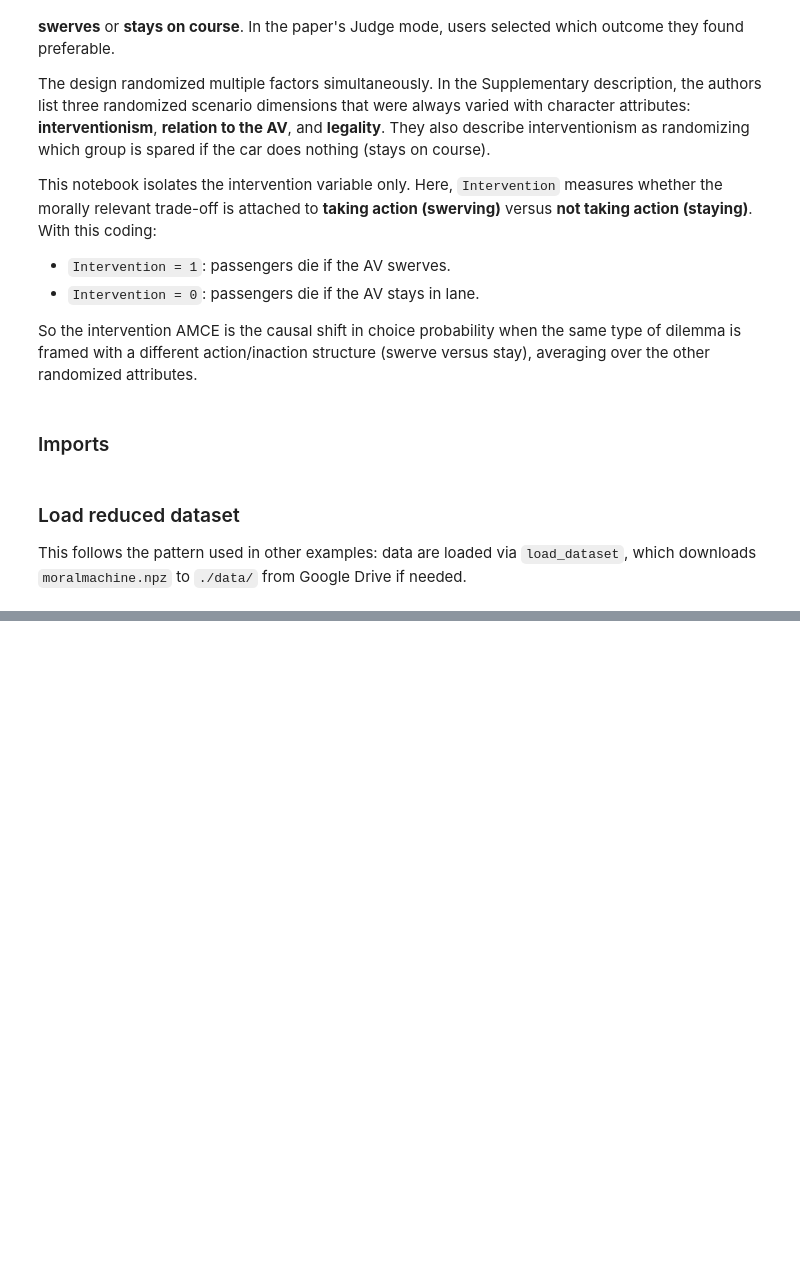
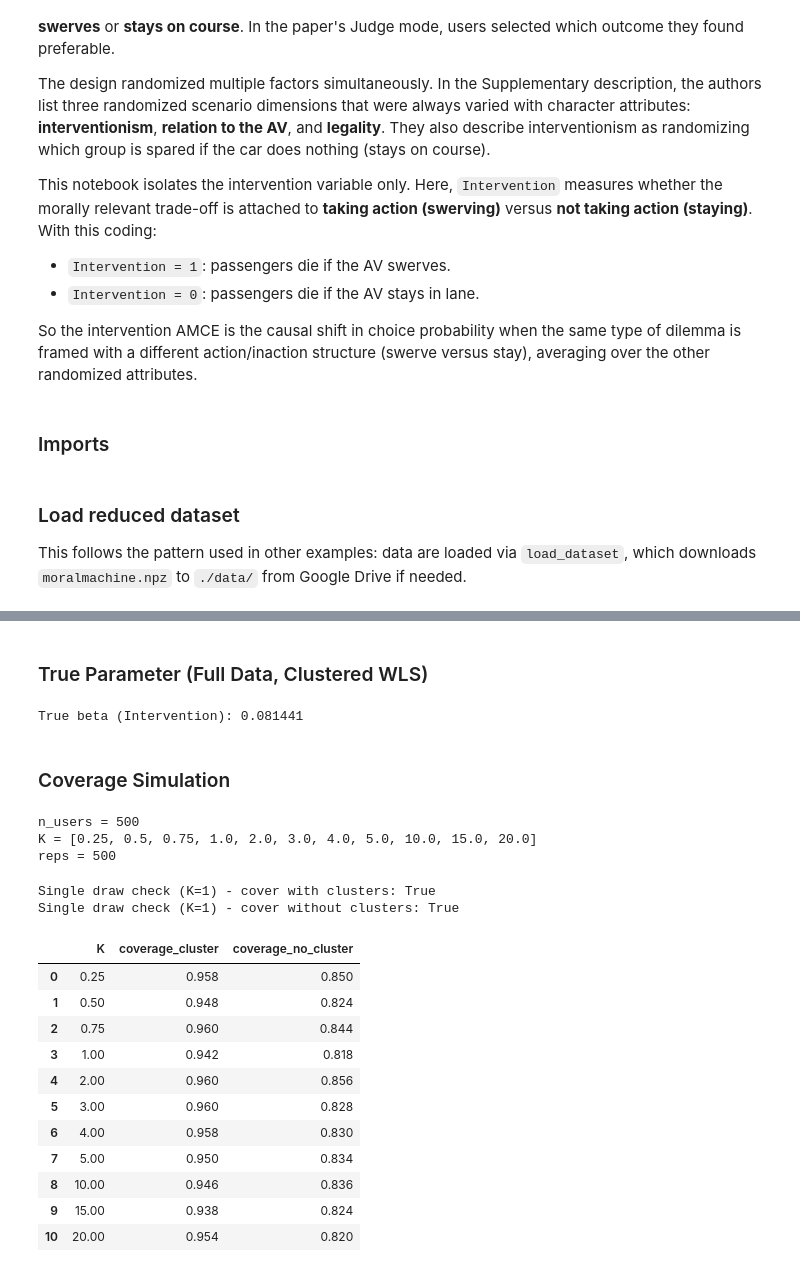
Before and after one commit to davidbroska/ppi_py, a Jupyter notebook: examples/moralmachine.ipynb, the cells around one changed output, grey strips where cells are left out. Saved outputs shown, nothing was run; the diff lists cells and outputs as text; code cells hidden in the pictures; blank space fills up the shorter version.

```diff
--- a/examples/moralmachine.ipynb
+++ b/examples/moralmachine.ipynb
@@ -201,0 +77,31 @@ summary
+# %% [markdown]
+### True Parameter (Full Data, Clustered WLS)
+# %%
+alpha = 0.05
+
+dd_true = df.dropna(subset=['Saved']).copy()
+X_full = sm.add_constant(dd_true['Intervention'])
+fit_true = sm.WLS(dd_true['Saved'], X_full, weights=dd_true['weights']).fit(
+    cov_type='cluster',
+    cov_kwds={'groups': dd_true['UserID']}
+)
+true_beta = fit_true.params['Intervention']
+
+print(f'True beta (Intervention): {true_beta:.6f}')
+# %% [output]
+True beta (Intervention): 0.081441
+# %% [markdown]
+### Coverage Simulation
+# %%
+n_users = 500
+K = [0.25, 0.5, 0.75, 1.0, 2.0, 3.0, 4.0, 5.0, 10.0, 15.0, 20.0]
+reps = 500
+rng = np.random.default_rng(2026)
+
+print('n_users =', n_users)
+print('K =', K)
+print('reps =', reps)
+# %% [output]
+n_users = 500
+K = [0.25, 0.5, 0.75, 1.0, 2.0, 3.0, 4.0, 5.0, 10.0, 15.0, 20.0]
+reps = 500
@@ -201,0 +165,38 @@ summary
+# %%
+single_cluster, single_no = one_draw_coverage(df, y, true_beta, n_users, 1.0, alpha, rng)
+print('Single draw check (K=1) - cover with clusters:', single_cluster)
+print('Single draw check (K=1) - cover without clusters:', single_no)
+
+rows = []
+for k in K:
+    cover_cluster_vals = []
+    cover_no_vals = []
+
+    for _ in range(reps):
+        cover_cluster, cover_no = one_draw_coverage(df, y, true_beta, n_users, k, alpha, rng)
+        cover_cluster_vals.append(cover_cluster)
+        cover_no_vals.append(cover_no)
+
+    rows.append({
+        'K': k,
+        'coverage_cluster': np.mean(cover_cluster_vals),
+        'coverage_no_cluster': np.mean(cover_no_vals),
+    })
+
+coverage_results = pd.DataFrame(rows)
+coverage_results
+# %% [output]
+Single draw check (K=1) - cover with clusters: True
+Single draw check (K=1) - cover without clusters: True
+|  | K | coverage_cluster | coverage_no_cluster |
+| 0 | 0.25 | 0.958 | 0.850 |
+| 1 | 0.50 | 0.948 | 0.824 |
+| 2 | 0.75 | 0.960 | 0.844 |
+| 3 | 1.00 | 0.942 | 0.818 |
+| 4 | 2.00 | 0.960 | 0.856 |
+| 5 | 3.00 | 0.960 | 0.828 |
+| 6 | 4.00 | 0.958 | 0.830 |
+| 7 | 5.00 | 0.950 | 0.834 |
+| 8 | 10.00 | 0.946 | 0.836 |
+| 9 | 15.00 | 0.938 | 0.824 |
+| 10 | 20.00 | 0.954 | 0.820 |
```
Also changed, not shown: parts of 13 cells of this notebook, 2 other files.
